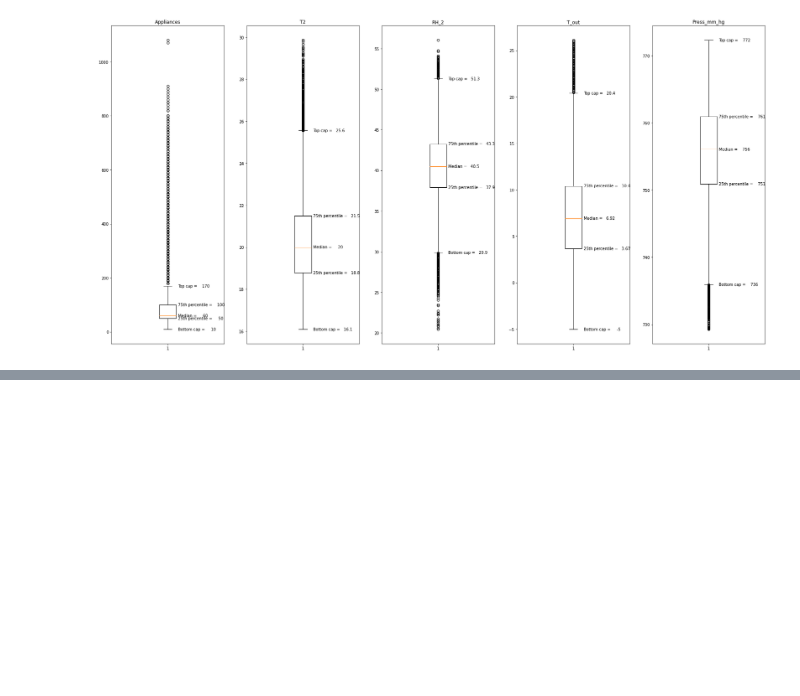
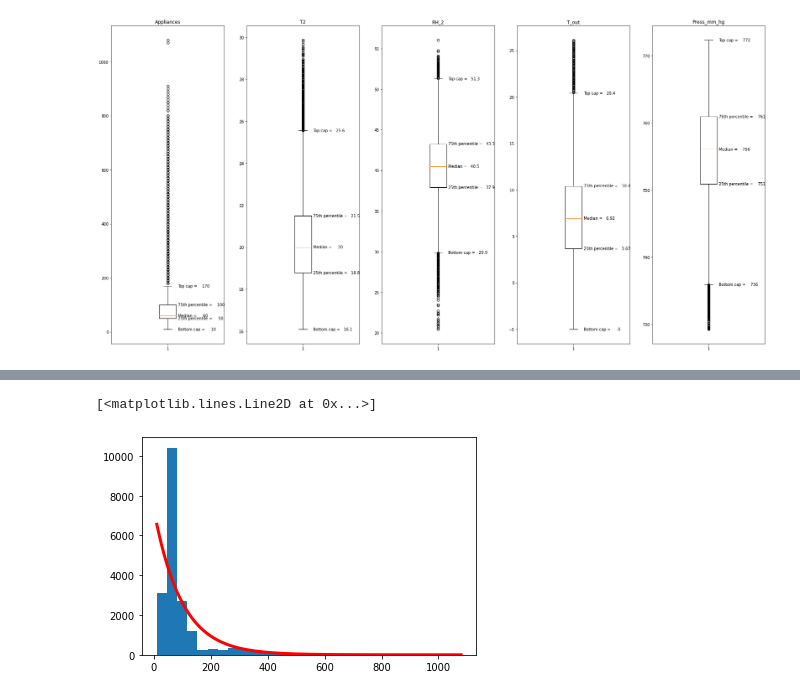
Before and after one commit to Nemat-Allah-Aloush/Multivariate_Data_Analysis, a Jupyter notebook: lab_01.ipynb, the cells around one changed output, grey strips where cells are left out. Drawn from its saved outputs; the diff is of its cells as text; code cells hidden in the pictures; blank space fills up the shorter version.

```diff
--- a/lab_01.ipynb
+++ b/lab_01.ipynb
@@ -212,0 +238,18 @@ print(tabulate(parameters, headers=['Median','PC25','PC75','Cap Bottom','Cap Top
+# %%
+col=df_sample_colomn_energydata[df_sample_colomn_energydata.columns[0]].to_numpy()
+axis=np.linspace(col.min(), col.max(),500)
+smean = col.mean()
+rate = 1. / smean
+smax = col.max()
+# days = np.linspace(0., smax, 1000)
+# bin size: interval between two
+# consecutive values in `days`
+dt = smax / ( col.max()-col.min())
+dist_exp = stats.expon.pdf(axis, scale=1. / rate)
+nbins = 30
+fig, ax = plt.subplots(1, 1, figsize=(6, 4))
+ax.hist(col, nbins)
+ax.plot(axis, dist_exp * len(col) * smax / nbins,'-r', lw=3)
+# %% [output]
+[<matplotlib.lines.Line2D at 0x...>]
+[figure, added]
```
Also changed, not shown: parts of 8 cells of this notebook.
